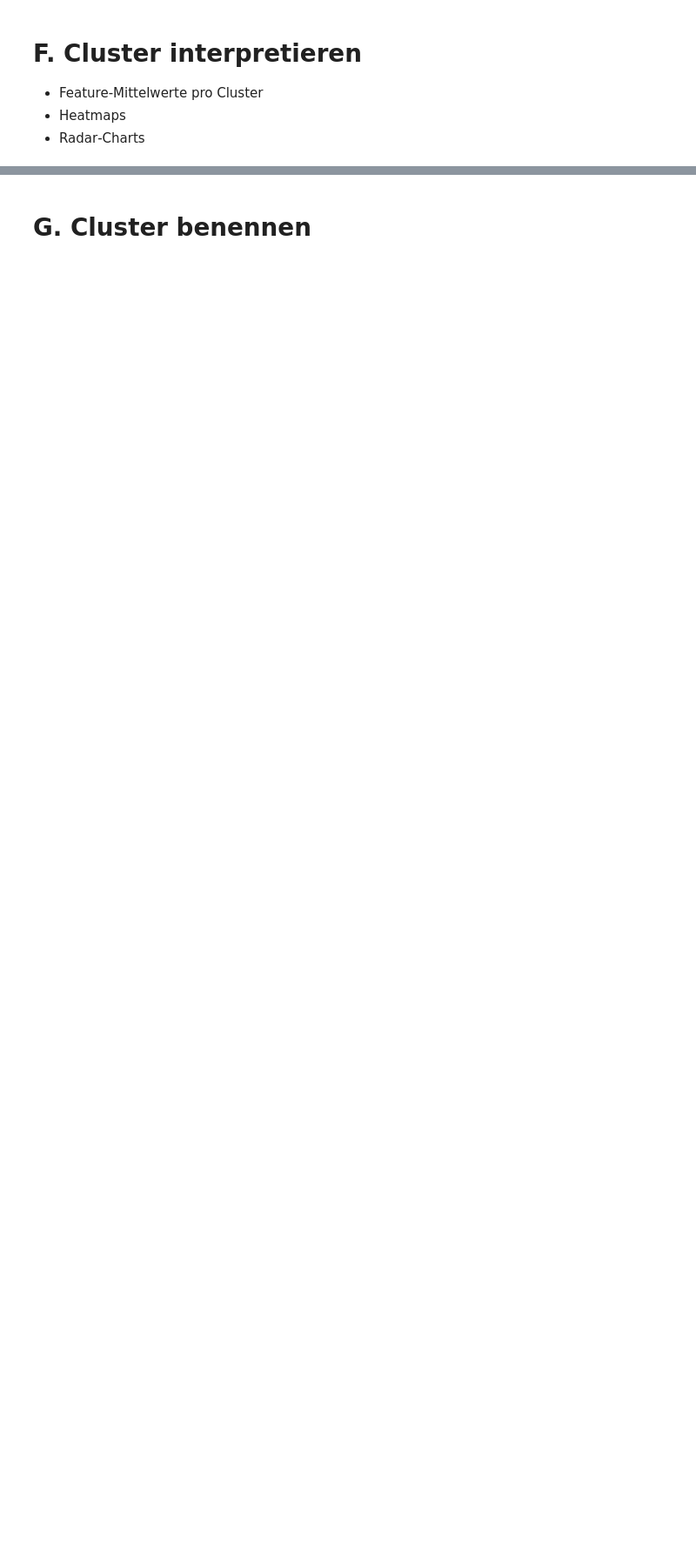
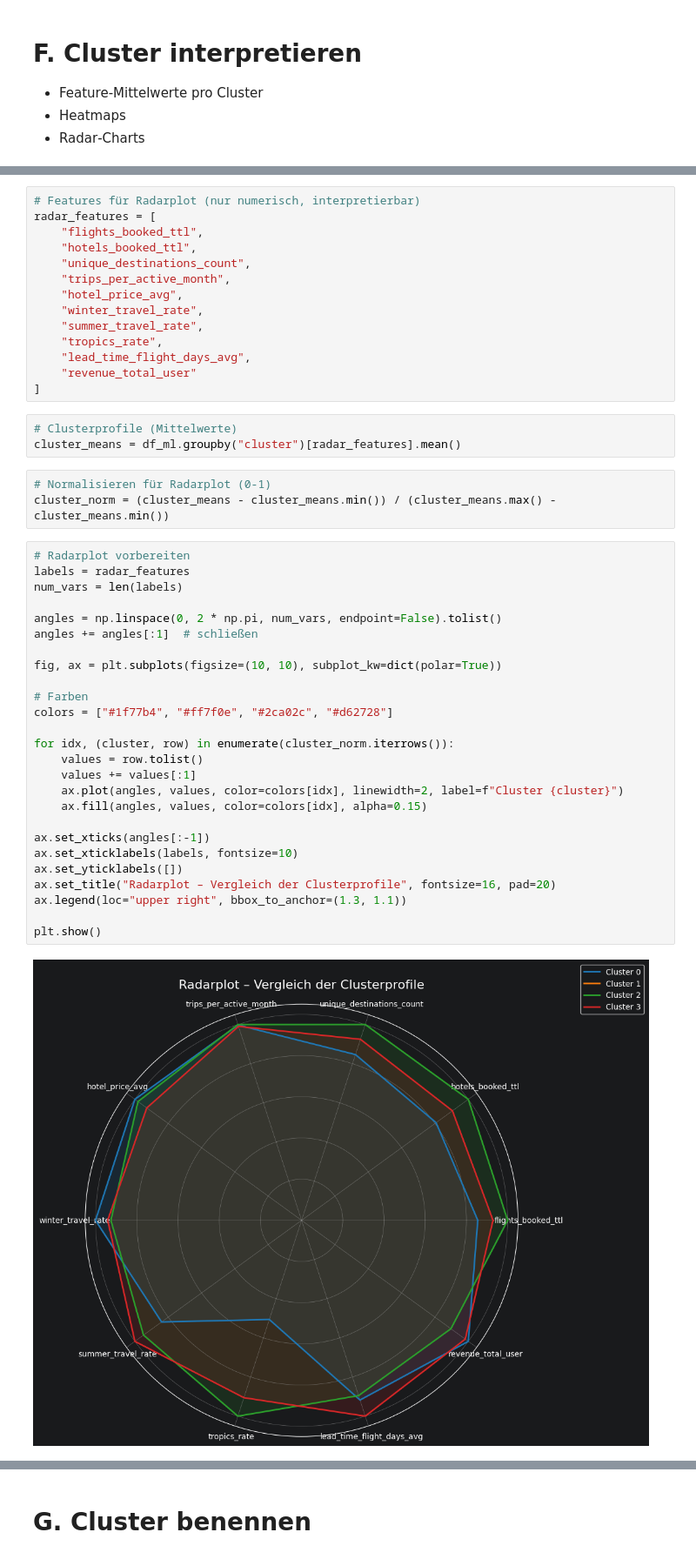
Before and after one commit to AwaTekoete/_MyMSIT_MasteryProject_Term7, a Jupyter notebook: 03_notebooks/STEP 4 - Kundensegmentierung MachineLearning.ipynb, the cells around one changed output, grey strips where cells are left out. Shown at 87% size. Drawn from its saved outputs; the diff is of its cells as text; blank space fills up the shorter version.

```diff
--- a/03_notebooks/STEP 4 - Kundensegmentierung MachineLearning.ipynb
+++ b/03_notebooks/STEP 4 - Kundensegmentierung MachineLearning.ipynb
@@ -84,0 +1200,48 @@ memory usage: 880.3 KB
+# %%
+# Features für Radarplot (nur numerisch, interpretierbar)
+radar_features = [
+    "flights_booked_ttl",
+    "hotels_booked_ttl",
+    "unique_destinations_count",
+    "trips_per_active_month",
+    "hotel_price_avg",
+    "winter_travel_rate",
+    "summer_travel_rate",
+    "tropics_rate",
+    "lead_time_flight_days_avg",
+    "revenue_total_user"
+]
+# %%
+# Clusterprofile (Mittelwerte)
+cluster_means = df_ml.groupby("cluster")[radar_features].mean()
+# %%
+# Normalisieren für Radarplot (0-1)
+cluster_norm = (cluster_means - cluster_means.min()) / (cluster_means.max() - cluster_means.min())
+# %%
+# Radarplot vorbereiten
+labels = radar_features
+num_vars = len(labels)
+
+angles = np.linspace(0, 2 * np.pi, num_vars, endpoint=False).tolist()
+angles += angles[:1]  # schließen
+
+fig, ax = plt.subplots(figsize=(10, 10), subplot_kw=dict(polar=True))
+
+# Farben
+colors = ["#1f77b4", "#ff7f0e", "#2ca02c", "#d62728"]
+
+for idx, (cluster, row) in enumerate(cluster_norm.iterrows()):
+    values = row.tolist()
+    values += values[:1]
+    ax.plot(angles, values, color=colors[idx], linewidth=2, label=f"Cluster {cluster}")
+    ax.fill(angles, values, color=colors[idx], alpha=0.15)
+
+ax.set_xticks(angles[:-1])
+ax.set_xticklabels(labels, fontsize=10)
+ax.set_yticklabels([])
+ax.set_title("Radarplot – Vergleich der Clusterprofile", fontsize=16, pad=20)
+ax.legend(loc="upper right", bbox_to_anchor=(1.3, 1.1))
+
+plt.show()
+# %% [output]
+[figure, added]
```
Also changed, not shown: parts of 87 cells of this notebook, 8 other files.
